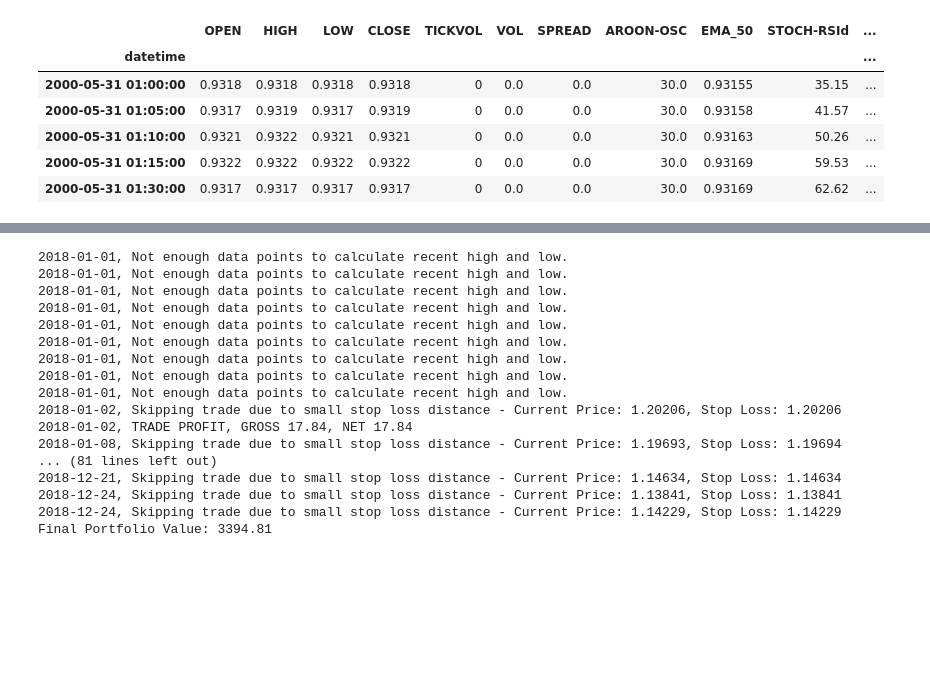
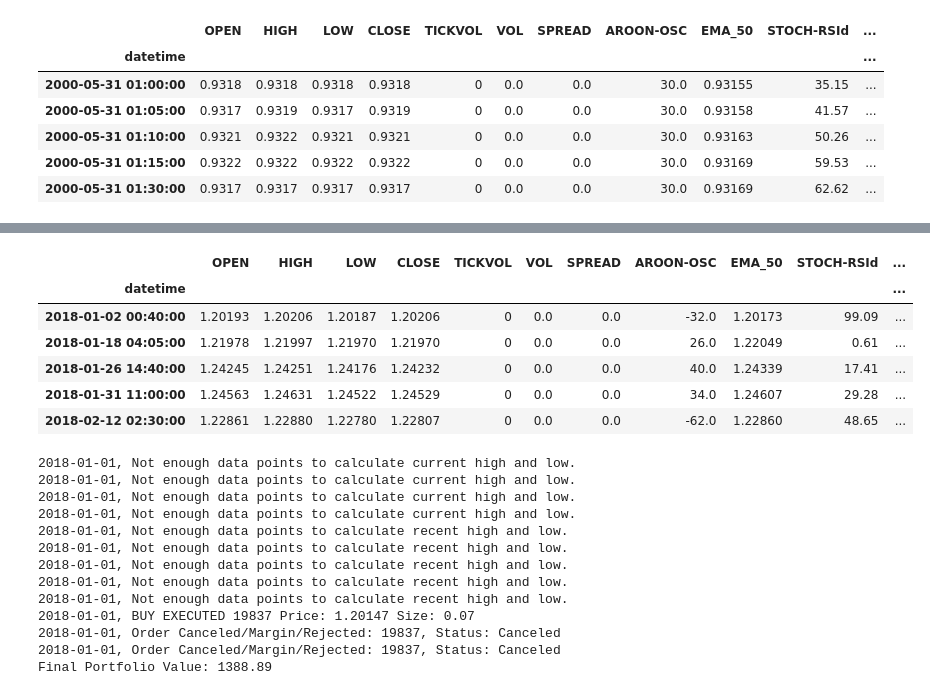
Before and after one commit to Gitchegumi/CTI_Scripts, a Jupyter notebook: py_scripts/backtesting/testing.ipynb, the cells around one changed output, grey strips where cells are left out. Saved outputs shown, nothing was run; the diff lists cells and outputs as text; code cells hidden in the pictures; blank space fills up the shorter version.

```diff
--- a/py_scripts/backtesting/testing.ipynb
+++ b/py_scripts/backtesting/testing.ipynb
@@ -449,3 +449,12 @@ combined_data_5m.head()
 | 2000-05-31 01:10:00 | 0.9321 | 0.9322 | 0.9321 | 0.9321 | 0 | 0.0 | 0.0 | 30.0 | 0.93163 | 50.26 | ... |
 | 2000-05-31 01:15:00 | 0.9322 | 0.9322 | 0.9322 | 0.9322 | 0 | 0.0 | 0.0 | 30.0 | 0.93169 | 59.53 | ... |
 | 2000-05-31 01:30:00 | 0.9317 | 0.9317 | 0.9317 | 0.9317 | 0 | 0.0 | 0.0 | 30.0 | 0.93169 | 62.62 | ... |
+# %%
+data_5m_2018 = combined_data_5m.loc['2018-01-01':'2018-12-31']
+
+print(data_5m_2018.head())
+
+matching_rows = data_5m_2018[data_5m_2018['CLOSE'] == data_5m_2018['SUPERTREND']]
+print(f'Number of matching rows: {len(matching_rows)}')
+matching_rows.head()
+# %% [output]
@@ -452,3 +478,10 @@ combined_data_5m.head()
+|  | OPEN | HIGH | LOW | CLOSE | TICKVOL | VOL | SPREAD | AROON-OSC | EMA_50 | STOCH-RSId | ... |
+| datetime |  |  |  |  |  |  |  |  |  |  | ... |
+| 2018-01-02 00:40:00 | 1.20193 | 1.20206 | 1.20187 | 1.20206 | 0 | 0.0 | 0.0 | -32.0 | 1.20173 | 99.09 | ... |
+| 2018-01-18 04:05:00 | 1.21978 | 1.21997 | 1.21970 | 1.21970 | 0 | 0.0 | 0.0 | 26.0 | 1.22049 | 0.61 | ... |
+| 2018-01-26 14:40:00 | 1.24245 | 1.24251 | 1.24176 | 1.24232 | 0 | 0.0 | 0.0 | 40.0 | 1.24339 | 17.41 | ... |
+| 2018-01-31 11:00:00 | 1.24563 | 1.24631 | 1.24522 | 1.24529 | 0 | 0.0 | 0.0 | 34.0 | 1.24607 | 29.28 | ... |
+| 2018-02-12 02:30:00 | 1.22861 | 1.22880 | 1.22780 | 1.22807 | 0 | 0.0 | 0.0 | -62.0 | 1.22860 | 48.65 | ... |
 # %%
 plotly_data = combined_data_5m.loc['2021-01-01':'2021-01-31']
 
@@ -831,7 +896,7 @@ class PandasData(bt.feeds.PandasData):
     )
 
 test_data_1m = combined_data_1m.loc['2021-01-01':'2021-12-31']
-test_data_5m = combined_data_5m.loc['2018-01-01':'2018-12-31']
+test_data_5m = combined_data_5m.loc['2018-01-01':'2019-12-31']
 
 data_feed = PandasData(dataname=test_data_5m)
 
@@ -868,20 +933,16 @@ print('Final Portfolio Value: %.2f' % cerebro.broker.getvalue())
 # )[0][0]
 # fig.savefig('backtrader_plot_5m_2018_aroon24_ema50_st50.pdf', format='pdf', dpi=300)
 # %% [output]
+2018-01-01, Not enough data points to calculate current high and low.
+2018-01-01, Not enough data points to calculate current high and low.
+2018-01-01, Not enough data points to calculate current high and low.
+2018-01-01, Not enough data points to calculate current high and low.
 2018-01-01, Not enough data points to calculate recent high and low.
 2018-01-01, Not enough data points to calculate recent high and low.
 2018-01-01, Not enough data points to calculate recent high and low.
 2018-01-01, Not enough data points to calculate recent high and low.
 2018-01-01, Not enough data points to calculate recent high and low.
-2018-01-01, Not enough data points to calculate recent high and low.
-2018-01-01, Not enough data points to calculate recent high and low.
-2018-01-01, Not enough data points to calculate recent high and low.
-2018-01-01, Not enough data points to calculate recent high and low.
-2018-01-02, Skipping trade due to small stop loss distance - Current Price: 1.20206, Stop Loss: 1.20206
-2018-01-02, TRADE PROFIT, GROSS 17.84, NET 17.84
-2018-01-08, Skipping trade due to small stop loss distance - Current Price: 1.19693, Stop Loss: 1.19694
-... (81 lines left out)
-2018-12-21, Skipping trade due to small stop loss distance - Current Price: 1.14634, Stop Loss: 1.14634
-2018-12-24, Skipping trade due to small stop loss distance - Current Price: 1.13841, Stop Loss: 1.13841
-2018-12-24, Skipping trade due to small stop loss distance - Current Price: 1.14229, Stop Loss: 1.14229
-Final Portfolio Value: 3394.81
+2018-01-01, BUY EXECUTED 19837 Price: 1.20147 Size: 0.07
+2018-01-01, Order Canceled/Margin/Rejected: 19837, Status: Canceled
+2018-01-01, Order Canceled/Margin/Rejected: 19837, Status: Canceled
+Final Portfolio Value: 1388.89
```
Also changed, not shown: parts of 3 cells of this notebook, 3 other files.
